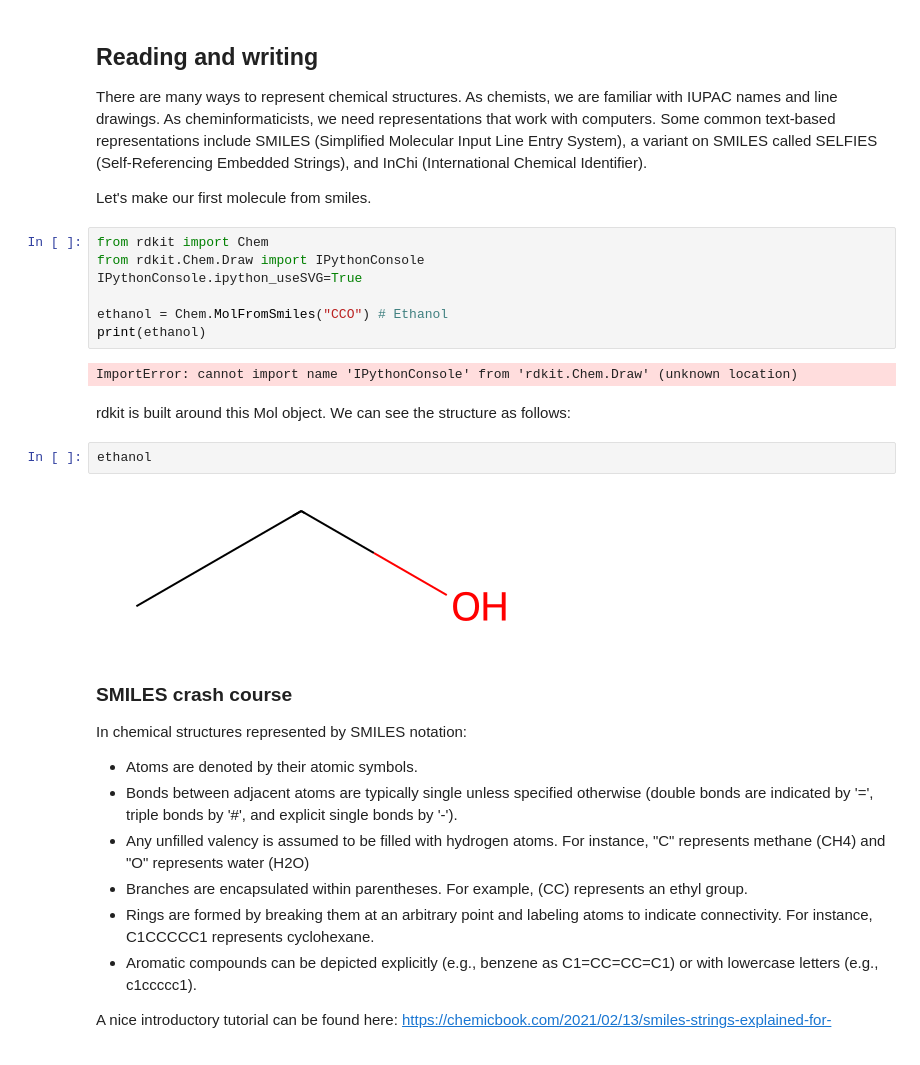
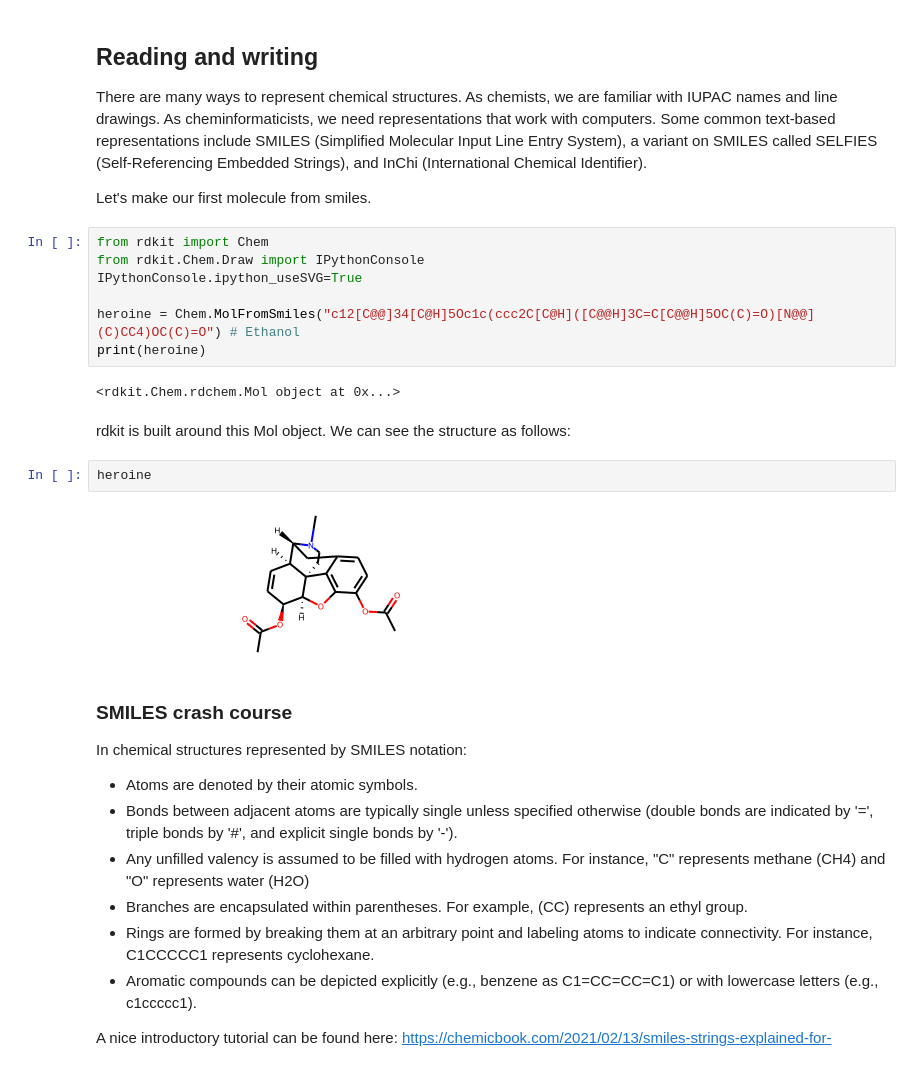
Before and after one commit to Arthurhmy/practical-programming-in-chemistry-exercises, a Jupyter notebook: week_05/05_exercises.ipynb, the cells around one changed output. Drawn from its saved outputs; the diff is of its cells as text.

```diff
--- a/week_05/05_exercises.ipynb
+++ b/week_05/05_exercises.ipynb
@@ -16,16 +16,16 @@ from rdkit import Chem
 from rdkit.Chem.Draw import IPythonConsole
 IPythonConsole.ipython_useSVG=True
 
-ethanol = Chem.MolFromSmiles("CCO") # Ethanol
-print(ethanol)
+heroine = Chem.MolFromSmiles("c12[C@@]34[C@H]5Oc1c(ccc2C[C@H]([C@@H]3C=C[C@@H]5OC(C)=O)[N@@](C)CC4)OC(C)=O") # Ethanol
+print(heroine)
 # %% [output]
-ImportError: cannot import name 'IPythonConsole' from 'rdkit.Chem.Draw' (unknown location)
+<rdkit.Chem.rdchem.Mol object at 0x...>
 # %% [markdown]
 rdkit is built around this Mol object. We can see the structure as follows:
-# %%
-ethanol
-# %% [output]
-[figure, removed]
+# %%
+heroine
+# %% [output]
+[figure, added]
 # %% [markdown]
 ### SMILES crash course
 
```
Also changed, not shown: parts of 44 cells of this notebook, 1 other file.
